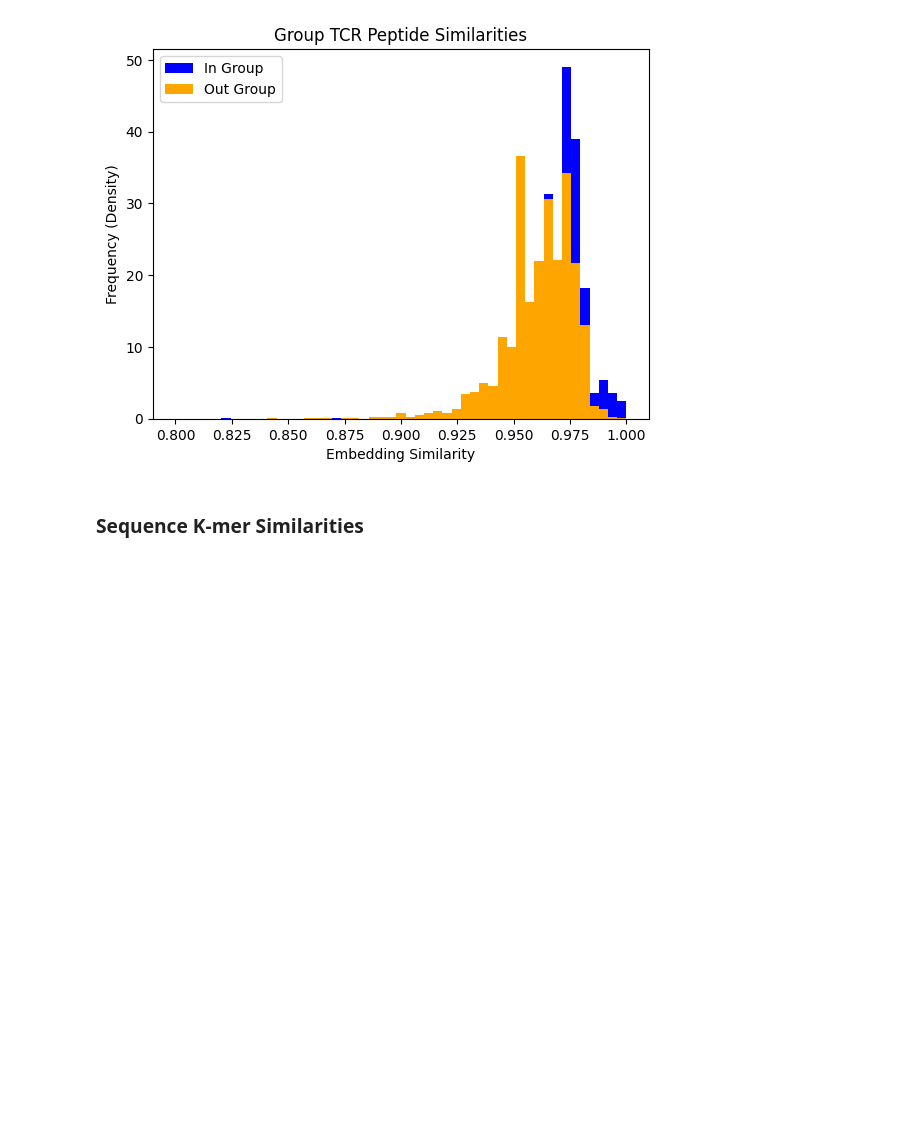
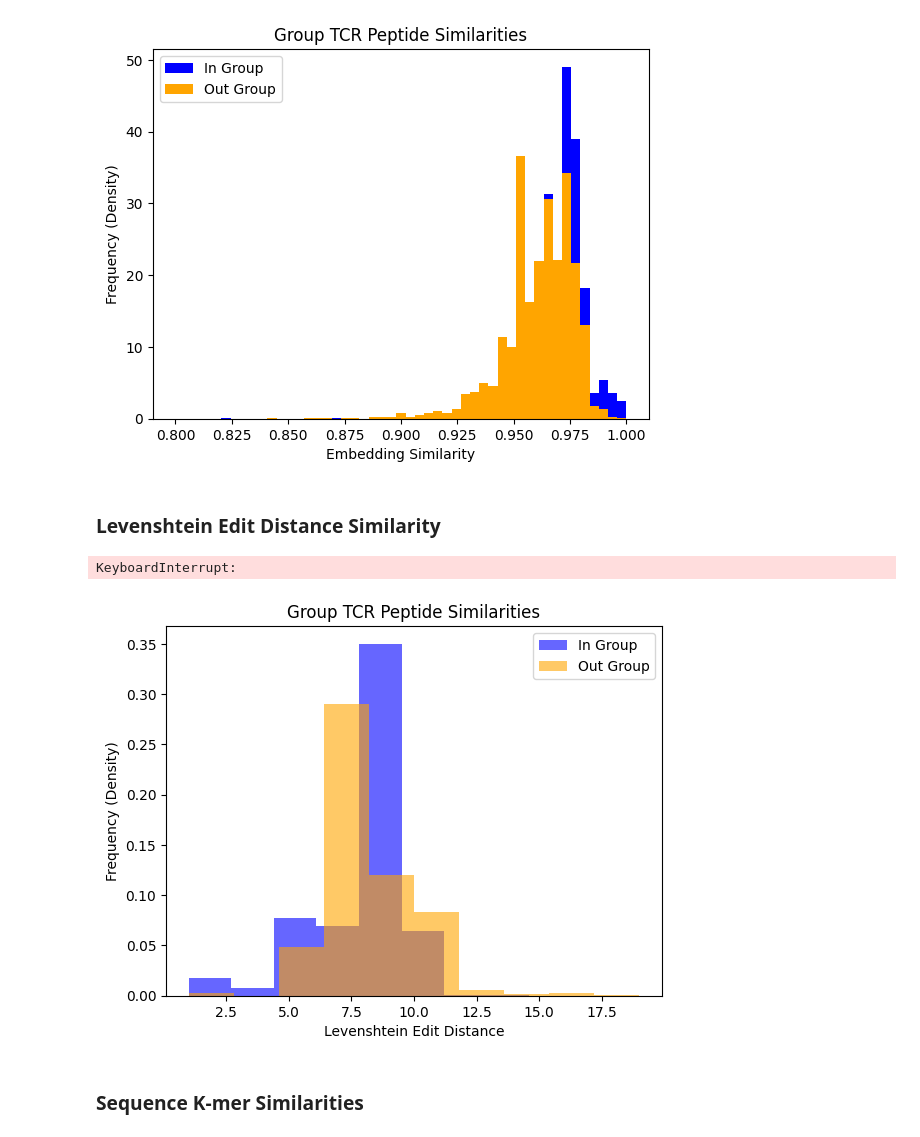
Before and after one commit to pirl-unc/ace, a Jupyter notebook: notebooks/sequence_properties.ipynb, the cells around one changed output. Drawn from its saved outputs; the diff is of its cells as text; code cells hidden in the pictures; blank space fills up the shorter version.

```diff
--- a/notebooks/sequence_properties.ipynb
+++ b/notebooks/sequence_properties.ipynb
@@ -102,6 +141,26 @@ plt.ylabel('Frequency (Density)')
 plt.show()
 # %% [output]
 [figure]
+# %% [markdown]
+### Levenshtein Edit Distance Similarity
+# %%
+### Find the Levenshtein Similarity of Epitopes that share a common TCR
+
+ingroup_sims1 = calc_ingroup_features(target_df['CDR3'], dummy_embed, levenshtein_similarity)
+# %%
+outgroup_sims1 = calc_outgroup_features(target_df['CDR3'], dummy_embed, levenshtein_similarity, n=None)
+# %% [output]
+KeyboardInterrupt:
+# %%
+plt.hist(ingroup_sims1, density = True, color='blue', alpha = 0.6)
+plt.hist(outgroup_sims1,  density = True, color='orange', alpha = 0.6)
+plt.legend(['In Group', 'Out Group'])
+plt.title('Group TCR Peptide Similarities')
+plt.xlabel('Levenshtein Edit Distance')
+plt.ylabel('Frequency (Density)')
+plt.show()
+# %% [output]
+[figure, added]
 # %% [markdown]
 ### Sequence K-mer Similarities
 # %%
```
Also changed, not shown: parts of 21 cells of this notebook, 8 other files.
